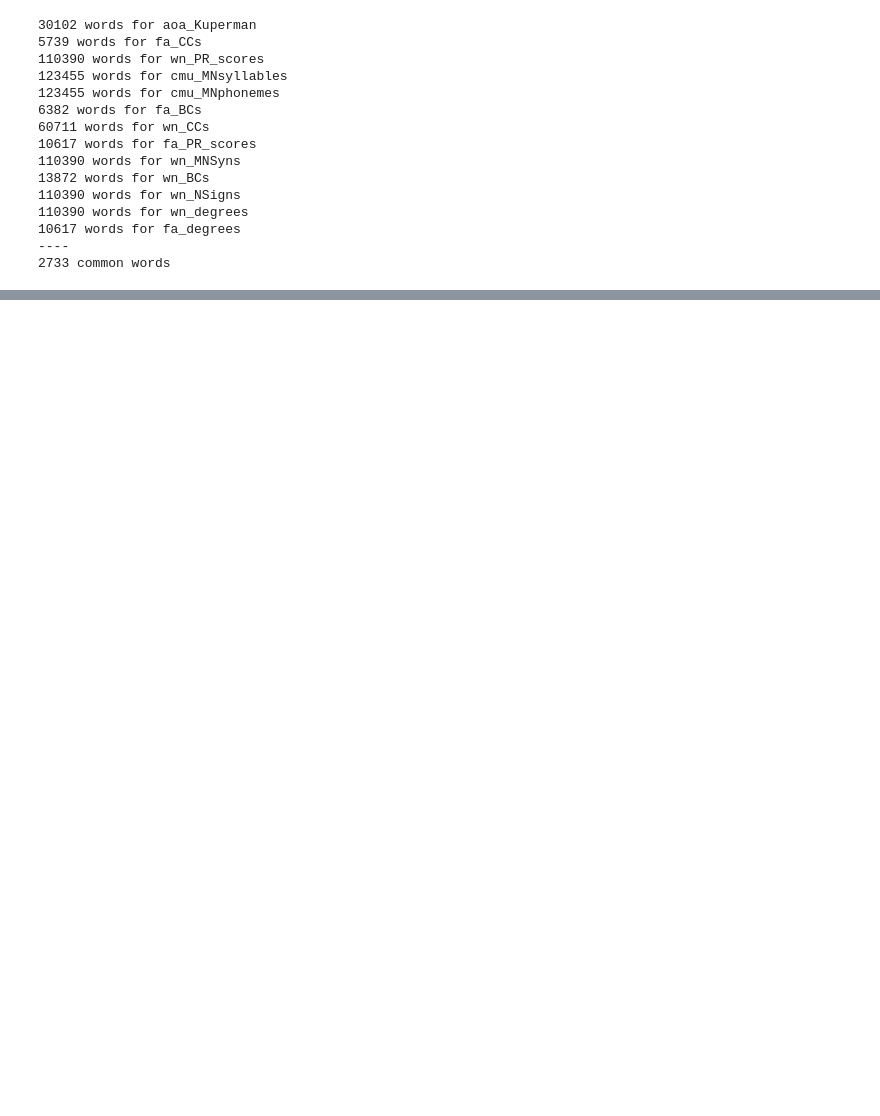
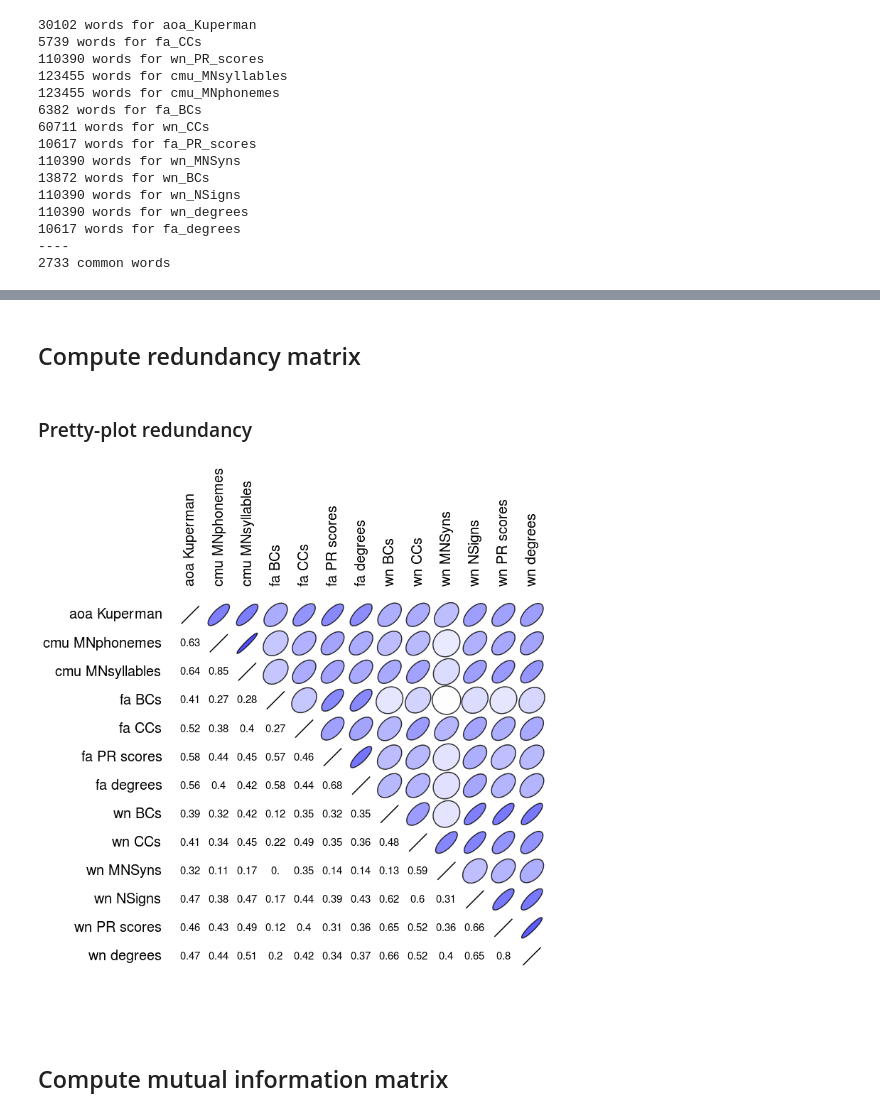
Before and after one commit to wehlutyk/brainscopypaste, a Jupyter notebook: feature_correlations.ipynb, the cells around one changed output, grey strips where cells are left out. Cells and saved outputs as stored; diff of their text form; code cells hidden in the pictures; blank space fills up the shorter version.

```diff
--- a/feature_correlations.ipynb
+++ b/feature_correlations.ipynb
@@ -110,0 +206,23 @@ with open('../data/common_features.csv', 'wb') as outf:
+# %% [markdown]
+## Compute redundancy matrix
+# %%
+# Compute the redundancies
+n_bins = 5
+redundancies = np.zeros_like(pearson_correlations)
+for i, wf1 in enumerate(word_features):
+    for j, wf2 in enumerate(word_features):
+        redundancies[i, j] = MI(wf1, wf2, n_bins)
+
+# Rescale and normalize
+redundancies = np.log(redundancies)
+r_min = redundancies.min()
+r_max = redundancies.max()
+redundancies = (redundancies - r_min) / (r_max - r_min)
+# %% [markdown]
+### Pretty-plot redundancy
+# %%
+pretty_plot_correlations(redundancies, labels, size_scaling=2.8, cor_fontsize=15, label_fontsize=20)
+# %% [output]
+[figure, added]
+# %% [markdown]
+## Compute mutual information matrix
```
Also changed, not shown: parts of 16 cells of this notebook.
